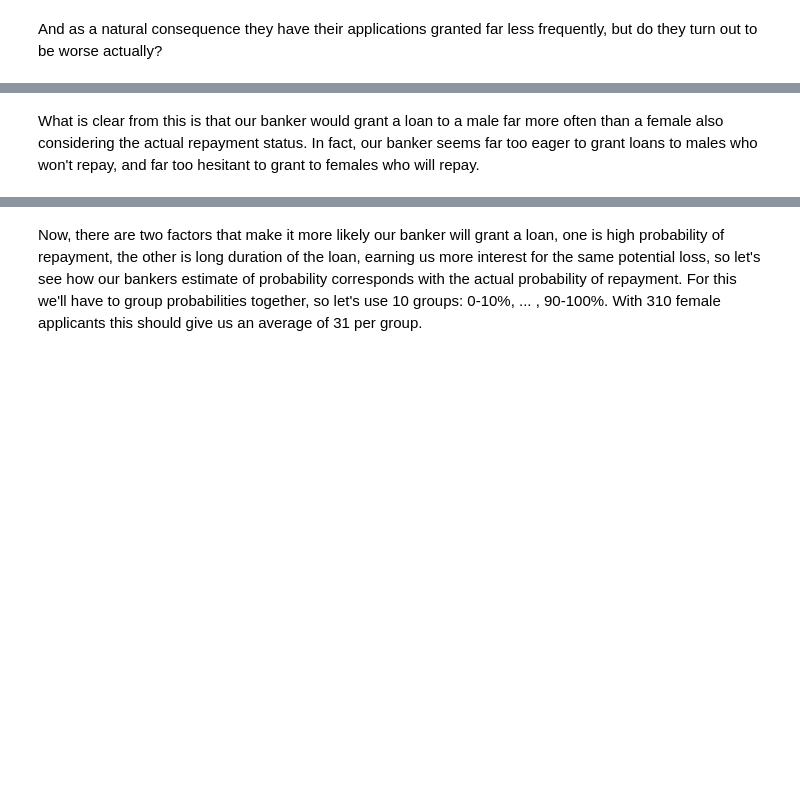
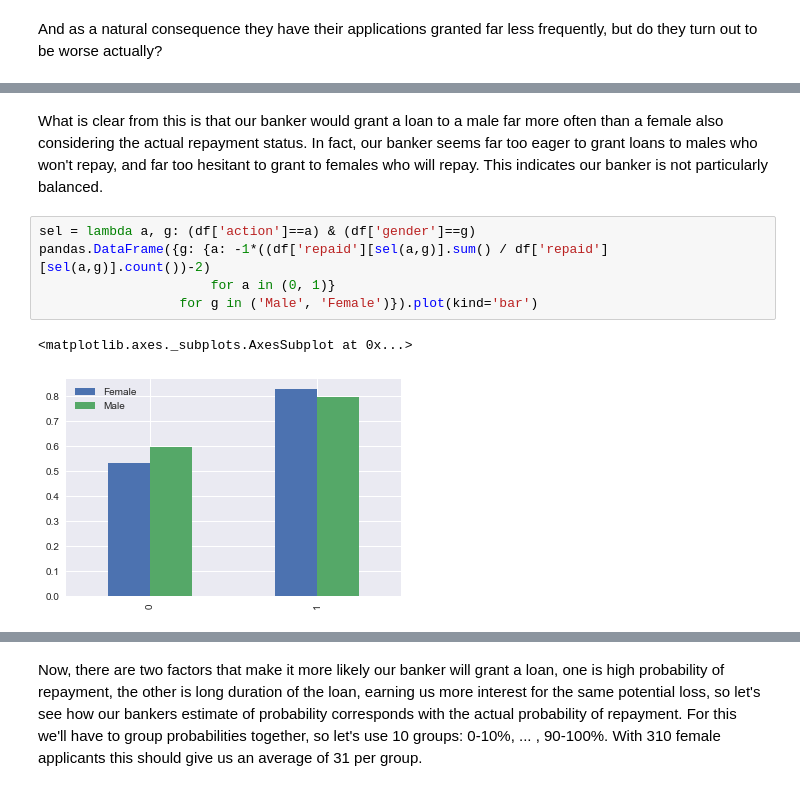
Before and after one commit to aleksaw/ml-society-science, a Jupyter notebook: src/project-1/Project-submission.ipynb, the cells around one changed output, grey strips where cells are left out. Saved outputs shown, nothing was run; the diff lists cells and outputs as text; blank space fills up the shorter version.

```diff
--- a/src/project-1/Project-submission.ipynb
+++ b/src/project-1/Project-submission.ipynb
@@ -1128,2 +1128,10 @@ pandas.DataFrame({g: {r: df['action'][sel(r,g)].sum() / df['action'][sel(r,g)].c
 # %% [markdown]
-What is clear from this is that our banker would grant a loan to a male far more often than a female  also considering the actual repayment status. In fact, our banker seems far too eager to grant loans to males who won't repay, and far too hesitant to grant to females who will repay.
+What is clear from this is that our banker would grant a loan to a male far more often than a female  also considering the actual repayment status. In fact, our banker seems far too eager to grant loans to males who won't repay, and far too hesitant to grant to females who will repay. This indicates our banker is not particularly balanced.
+# %%
+sel = lambda a, g: (df['action']==a) & (df['gender']==g)
+pandas.DataFrame({g: {a: -1*((df['repaid'][sel(a,g)].sum() / df['repaid'][sel(a,g)].count())-2)
+                      for a in (0, 1)}
+                  for g in ('Male', 'Female')}).plot(kind='bar')
+# %% [output]
+<matplotlib.axes._subplots.AxesSubplot at 0x...>
+[figure, added]
```
Also changed, not shown: parts of 79 cells of this notebook, 1 other file.
